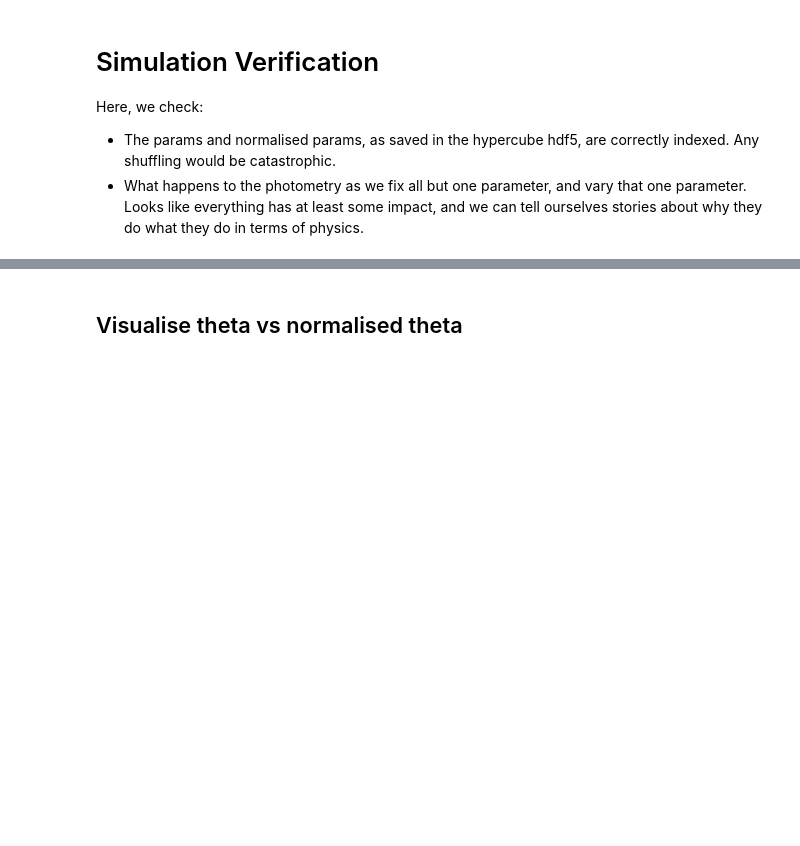
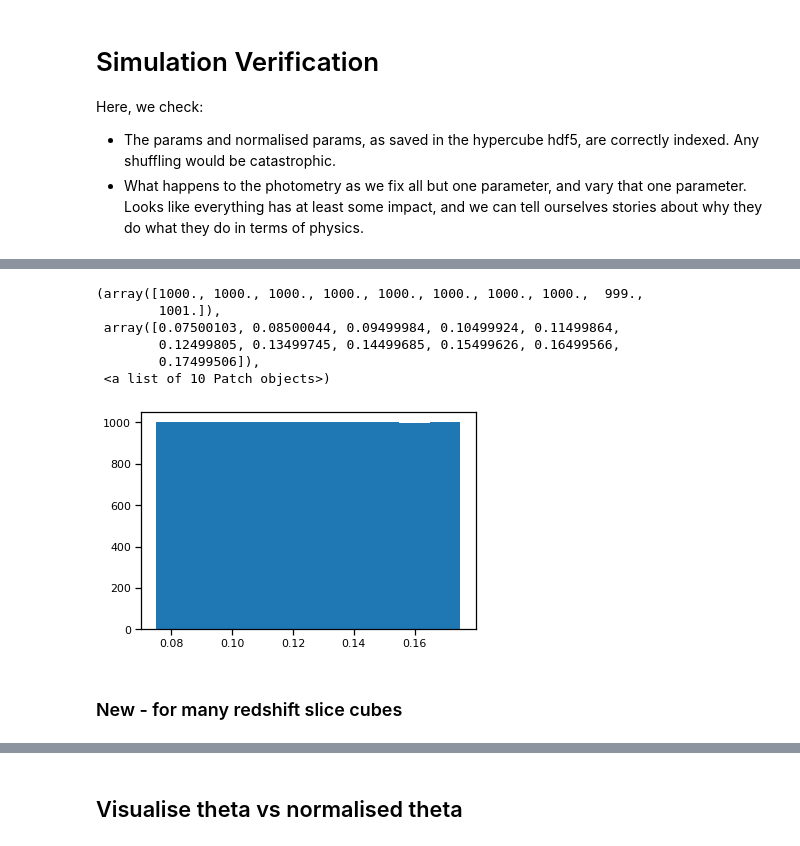
Before and after one commit to mwalmsley/agnfinder, a Jupyter notebook: notebooks/gridding_forward_model/grid_verification.ipynb, the cells around one changed output, grey strips where cells are left out. Drawn from its saved outputs; the diff is of its cells as text; code cells hidden in the pictures; blank space fills up the shorter version.

```diff
--- a/notebooks/gridding_forward_model/grid_verification.ipynb
+++ b/notebooks/gridding_forward_model/grid_verification.ipynb
@@ -24,5 +25,4 @@ sns.set_context('notebook')
 from agnfinder import simulation_samples, simulation_utils
 # %%
 os.chdir('/home/mike/repos/agnfinder')
-grid_loc = 'data/photometry_simulation_100000.hdf5'
 # %%
@@ -35,0 +75,12 @@ with h5py.File(grid_loc, 'r') as f:
+# %%
+plt.hist(norm_theta[:, 0])
+# %% [output]
+(array([1000., 1000., 1000., 1000., 1000., 1000., 1000., 1000.,  999.,
+        1001.]),
+ array([0.07500103, 0.08500044, 0.09499984, 0.10499924, 0.11499864,
+        0.12499805, 0.13499745, 0.14499685, 0.15499626, 0.16499566,
+        0.17499506]),
+ <a list of 10 Patch objects>)
+[figure, added]
+# %% [markdown]
+### New - for many redshift slice cubes
```
Also changed, not shown: parts of 16 cells of this notebook, 6 other files.
